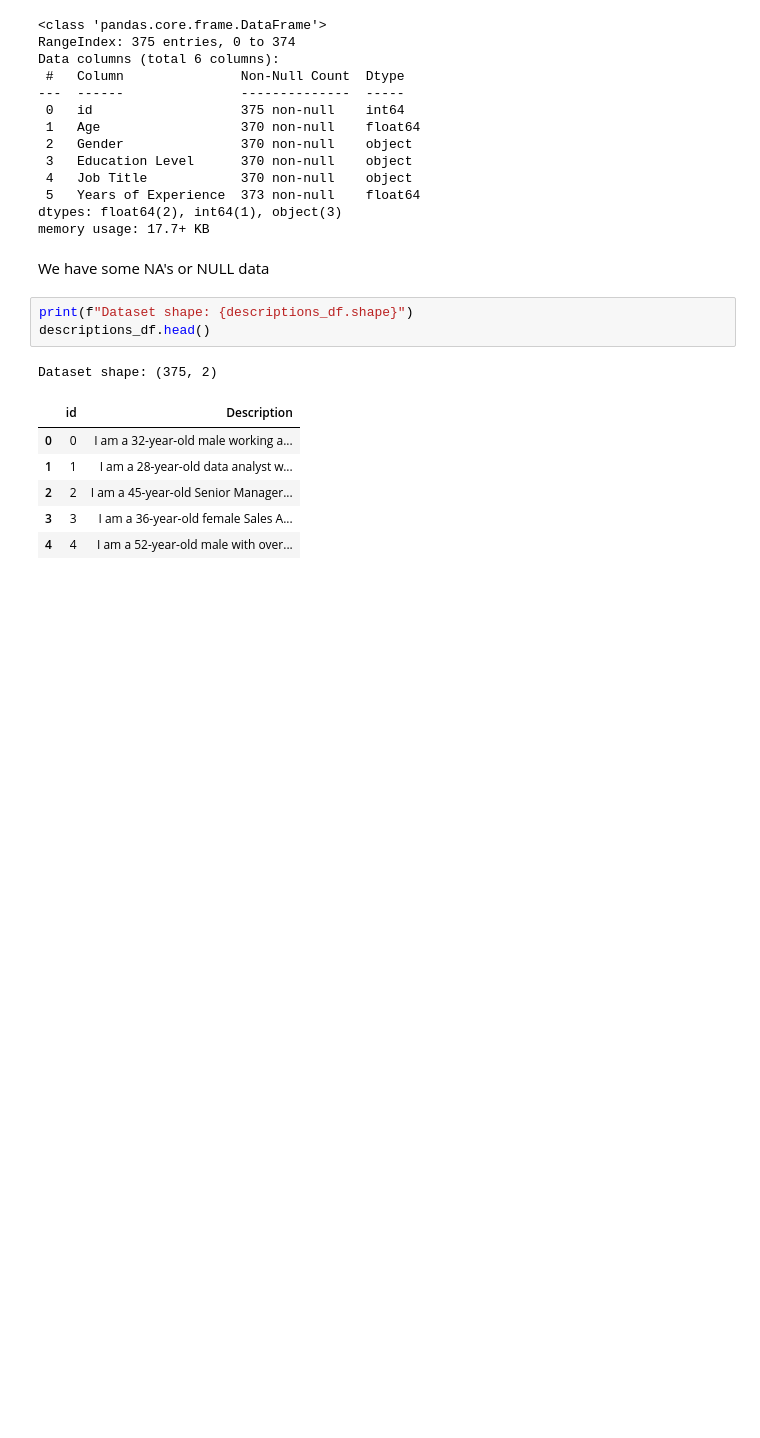
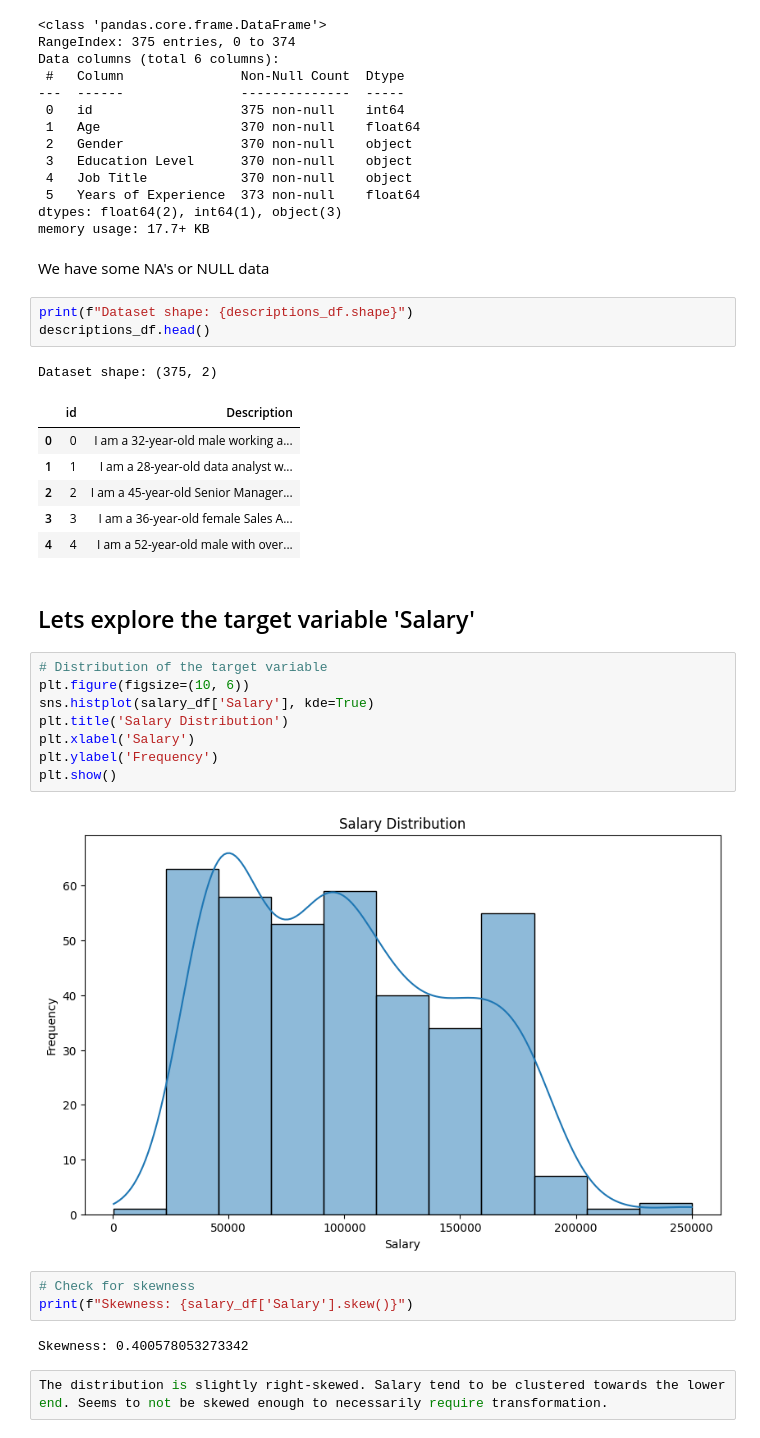
Before and after one commit to cristianrohr/challenge-prediction-salary, a Jupyter notebook: salary-prediction/notebooks/01_EDA.ipynb, the cells around one changed output. Saved outputs shown, nothing was run; the diff lists cells and outputs as text; blank space fills up the shorter version.

Commit message:
Analyzed the relation of target variable with the features in the EDA notebook

```diff
--- a/salary-prediction/notebooks/01_EDA.ipynb
+++ b/salary-prediction/notebooks/01_EDA.ipynb
@@ -88,3 +88,22 @@ Dataset shape: (375, 2)
 | 2 | 2 | I am a 45-year-old Senior Manager... |
 | 3 | 3 | I am a 36-year-old female Sales A... |
 | 4 | 4 | I am a 52-year-old male with over... |
+# %% [markdown]
+## Lets explore the target variable 'Salary'
+# %%
+# Distribution of the target variable
+plt.figure(figsize=(10, 6))
+sns.histplot(salary_df['Salary'], kde=True)
+plt.title('Salary Distribution')
+plt.xlabel('Salary')
+plt.ylabel('Frequency')
+plt.show()
+# %% [output]
+[figure, added]
+# %%
+# Check for skewness
+print(f"Skewness: {salary_df['Salary'].skew()}")
+# %% [output]
+Skewness: 0.400578053273342
+# %%
+The distribution is slightly right-skewed. Salary tend to be clustered towards the lower end. Seems to not be skewed enough to necessarily require transformation.
```
Also changed, not shown: parts of 7 cells of this notebook, 2 other files.
